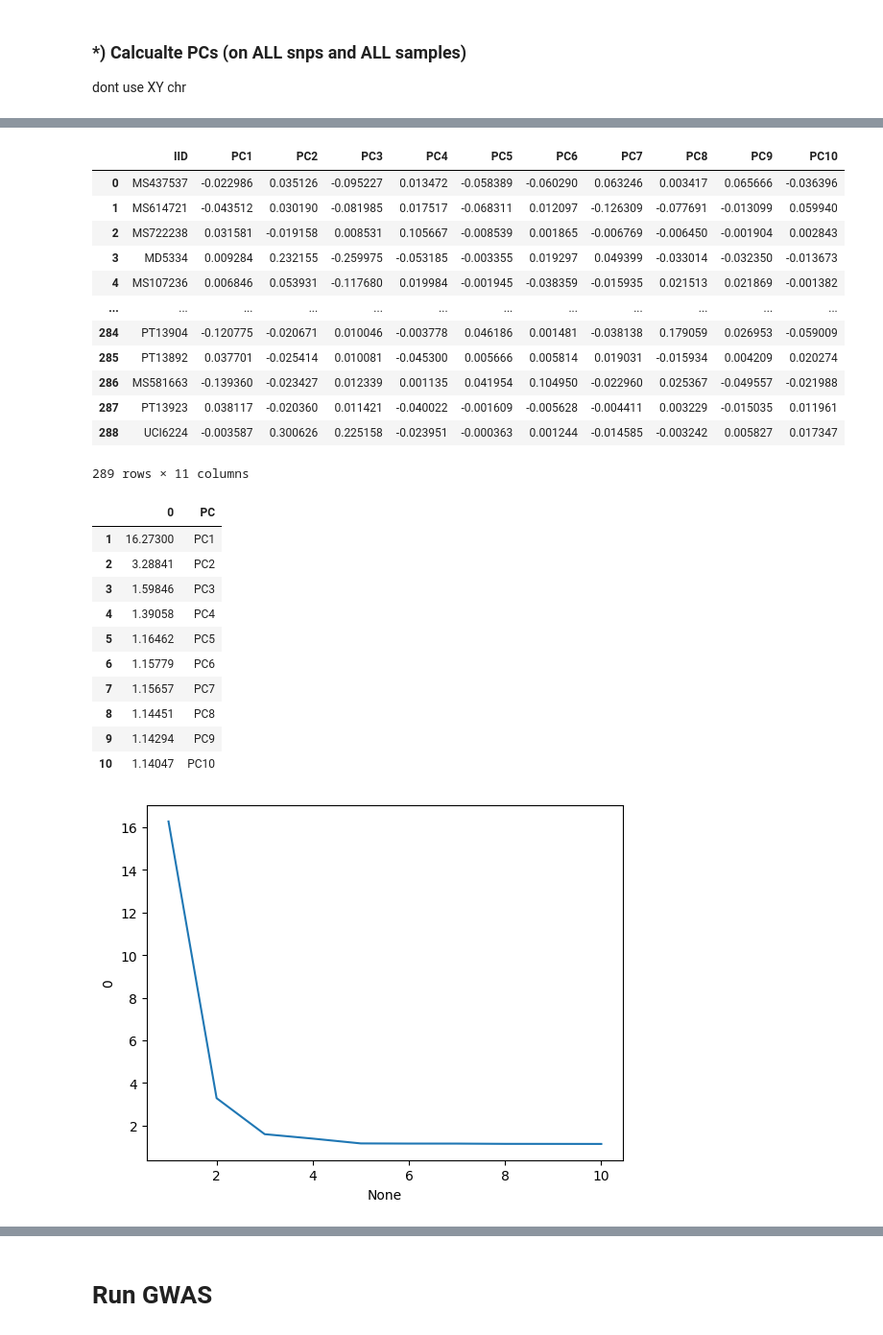
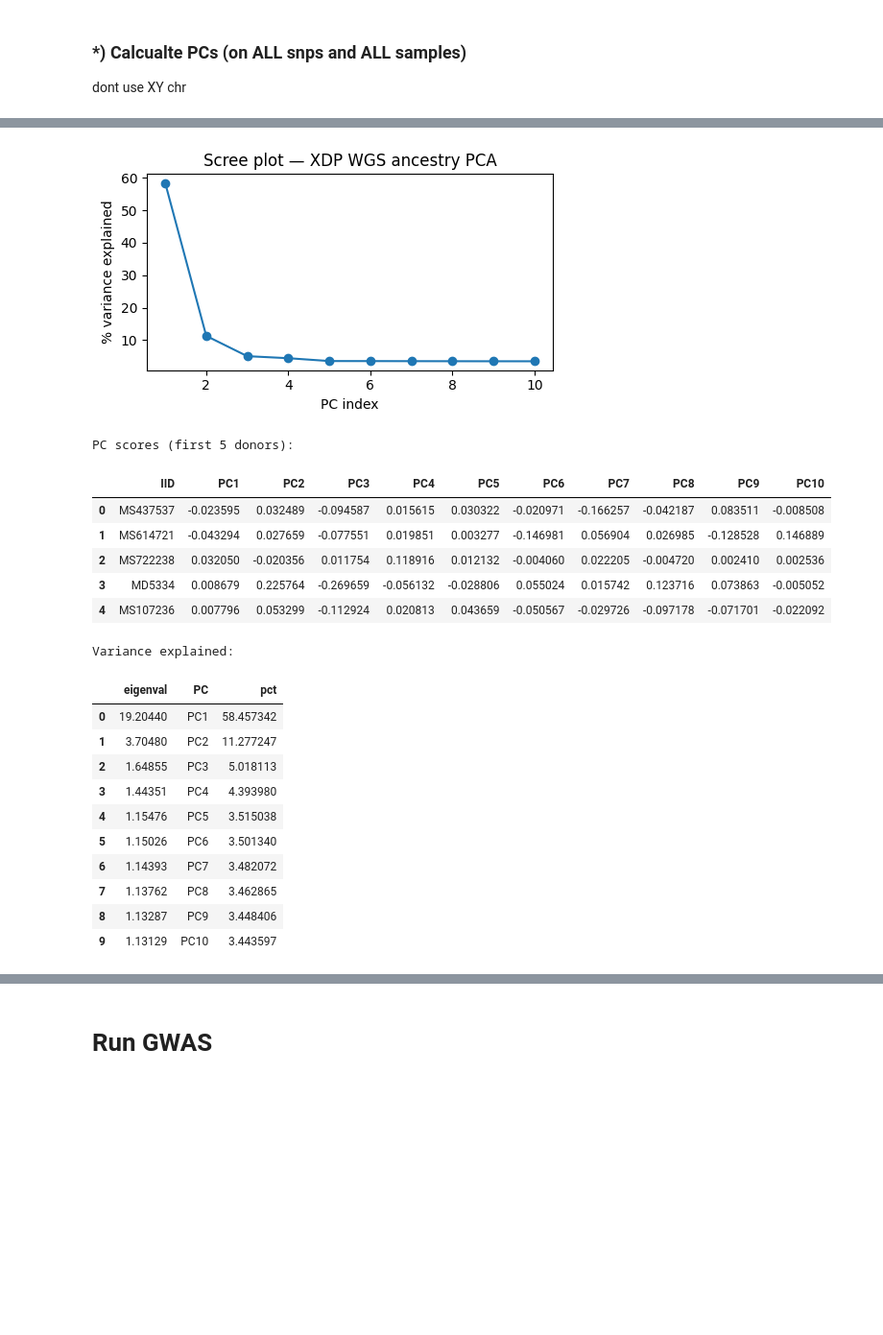
Before and after one commit to 8gabri8/XDP, a Jupyter notebook: script/multiple_samples_analysis/metric_corr_with_GWAS.ipynb, the cells around one changed output, grey strips where cells are left out. Shown at 96% size. Saved outputs shown, nothing was run; the diff lists cells and outputs as text; code cells hidden in the pictures; blank space fills up the shorter version.

```diff
--- a/script/multiple_samples_analysis/metric_corr_with_GWAS.ipynb
+++ b/script/multiple_samples_analysis/metric_corr_with_GWAS.ipynb
@@ -589,39 +620,44 @@ End time: Fri Jun 26 17:29:40 2026
 # %%
-# df_pcs = pd.read_csv(f"{VCF_FOLDER}/{SUBSET_PCs}.eigenvec", delim_whitespace=True, header=None)
-# df_pcs_var = pd.read_csv(f"{VCF_FOLDER}/{SUBSET_PCs}.eigenval", delim_whitespace=True, header=None)
+# ── Step 5e: Load PCA results into Python ────────────────────────────────────
+# plink2 writes a header starting with "#FID" → strip the "#" to get clean column names.
+# eigenvec: one row per donor, columns FID  IID  PC1 ... PC10
+# eigenval: one eigenvalue per PC (proportional to variance explained)
 
-pcs = pd.read_csv(f"/home/gdallagl/myworkdir/XDP/data/BICAN/vcf/whole_bican_PCA/PCA.eigenvec", sep=r"\s+")
-pcs.columns = [c.lstrip("#") for c in pcs.columns]   # header like #FID IID PC1 PC2 ...
-display(pcs)
+pcs = pd.read_csv(f"{VCF_FOLDER}/{PCA_OUT}.eigenvec", sep=r"\s+")
+pcs.columns = [c.lstrip("#") for c in pcs.columns]  # "#FID" → "FID"
 
-explained_variance = pd.read_csv(f"/home/gdallagl/myworkdir/XDP/data/BICAN/vcf/whole_bican_PCA/PCA.eigenval", sep=r"\s+", header=None)
-explained_variance.index = explained_variance.index + 1
-explained_variance["PC"] = "PC" + explained_variance.index.astype(str)
-sns.lineplot(data=explained_variance, x=explained_variance.index, y=0)
-explained_variance
+eigenvals = pd.read_csv(f"{VCF_FOLDER}/{PCA_OUT}.eigenval", header=None, names=["eigenval"])
+eigenvals["PC"]  = [f"PC{i+1}" for i in range(len(eigenvals))]
+eigenvals["pct"] = eigenvals["eigenval"] / eigenvals["eigenval"].sum() * 100
+
+# Scree plot: shows how much ancestry signal each PC captures.
+# A steep elbow indicates the first few PCs explain most genetic structure.
+fig, ax = plt.subplots(figsize=(5, 3))
+ax.plot(range(1, len(eigenvals)+1), eigenvals["pct"], marker="o")
+ax.set_xlabel("PC index"); ax.set_ylabel("% variance explained")
+ax.set_title("Scree plot — XDP WGS ancestry PCA")
+plt.tight_layout(); plt.show()
+
+print("PC scores (first 5 donors):"); display(pcs.head())
+print("\nVariance explained:"); display(eigenvals)
 # %% [output]
+[figure, new version]
+PC scores (first 5 donors):
 |  | IID | PC1 | PC2 | PC3 | PC4 | PC5 | PC6 | PC7 | PC8 | PC9 | PC10 |
-| 0 | MS437537 | -0.022986 | 0.035126 | -0.095227 | 0.013472 | -0.058389 | -0.060290 | 0.063246 | 0.003417 | 0.065666 | -0.036396 |
-| 1 | MS614721 | -0.043512 | 0.030190 | -0.081985 | 0.017517 | -0.068311 | 0.012097 | -0.126309 | -0.077691 | -0.013099 | 0.059940 |
-| 2 | MS722238 | 0.031581 | -0.019158 | 0.008531 | 0.105667 | -0.008539 | 0.001865 | -0.006769 | -0.006450 | -0.001904 | 0.002843 |
-| 3 | MD5334 | 0.009284 | 0.232155 | -0.259975 | -0.053185 | -0.003355 | 0.019297 | 0.049399 | -0.033014 | -0.032350 | -0.013673 |
-| 4 | MS107236 | 0.006846 | 0.053931 | -0.117680 | 0.019984 | -0.001945 | -0.038359 | -0.015935 | 0.021513 | 0.021869 | -0.001382 |
-| ... | ... | ... | ... | ... | ... | ... | ... | ... | ... | ... | ... |
-| 284 | PT13904 | -0.120775 | -0.020671 | 0.010046 | -0.003778 | 0.046186 | 0.001481 | -0.038138 | 0.179059 | 0.026953 | -0.059009 |
-| 285 | PT13892 | 0.037701 | -0.025414 | 0.010081 | -0.045300 | 0.005666 | 0.005814 | 0.019031 | -0.015934 | 0.004209 | 0.020274 |
-| 286 | MS581663 | -0.139360 | -0.023427 | 0.012339 | 0.001135 | 0.041954 | 0.104950 | -0.022960 | 0.025367 | -0.049557 | -0.021988 |
-| 287 | PT13923 | 0.038117 | -0.020360 | 0.011421 | -0.040022 | -0.001609 | -0.005628 | -0.004411 | 0.003229 | -0.015035 | 0.011961 |
-| 288 | UCI6224 | -0.003587 | 0.300626 | 0.225158 | -0.023951 | -0.000363 | 0.001244 | -0.014585 | -0.003242 | 0.005827 | 0.017347 |
+| 0 | MS437537 | -0.023595 | 0.032489 | -0.094587 | 0.015615 | 0.030322 | -0.020971 | -0.166257 | -0.042187 | 0.083511 | -0.008508 |
+| 1 | MS614721 | -0.043294 | 0.027659 | -0.077551 | 0.019851 | 0.003277 | -0.146981 | 0.056904 | 0.026985 | -0.128528 | 0.146889 |
+| 2 | MS722238 | 0.032050 | -0.020356 | 0.011754 | 0.118916 | 0.012132 | -0.004060 | 0.022205 | -0.004720 | 0.002410 | 0.002536 |
+| 3 | MD5334 | 0.008679 | 0.225764 | -0.269659 | -0.056132 | -0.028806 | 0.055024 | 0.015742 | 0.123716 | 0.073863 | -0.005052 |
+| 4 | MS107236 | 0.007796 | 0.053299 | -0.112924 | 0.020813 | 0.043659 | -0.050567 | -0.029726 | -0.097178 | -0.071701 | -0.022092 |
-289 rows × 11 columns
+Variance explained:
-|  | 0 | PC |
-| 1 | 16.27300 | PC1 |
-| 2 | 3.28841 | PC2 |
-| 3 | 1.59846 | PC3 |
-| 4 | 1.39058 | PC4 |
-| 5 | 1.16462 | PC5 |
-| 6 | 1.15779 | PC6 |
-| 7 | 1.15657 | PC7 |
-| 8 | 1.14451 | PC8 |
-| 9 | 1.14294 | PC9 |
-| 10 | 1.14047 | PC10 |
+|  | eigenval | PC | pct |
+| 0 | 19.20440 | PC1 | 58.457342 |
+| 1 | 3.70480 | PC2 | 11.277247 |
+| 2 | 1.64855 | PC3 | 5.018113 |
+| 3 | 1.44351 | PC4 | 4.393980 |
+| 4 | 1.15476 | PC5 | 3.515038 |
+| 5 | 1.15026 | PC6 | 3.501340 |
+| 6 | 1.14393 | PC7 | 3.482072 |
+| 7 | 1.13762 | PC8 | 3.462865 |
+| 8 | 1.13287 | PC9 | 3.448406 |
+| 9 | 1.13129 | PC10 | 3.443597 |
-[figure, old version]
```
Also changed, not shown: parts of 51 cells of this notebook, 3 other files.
